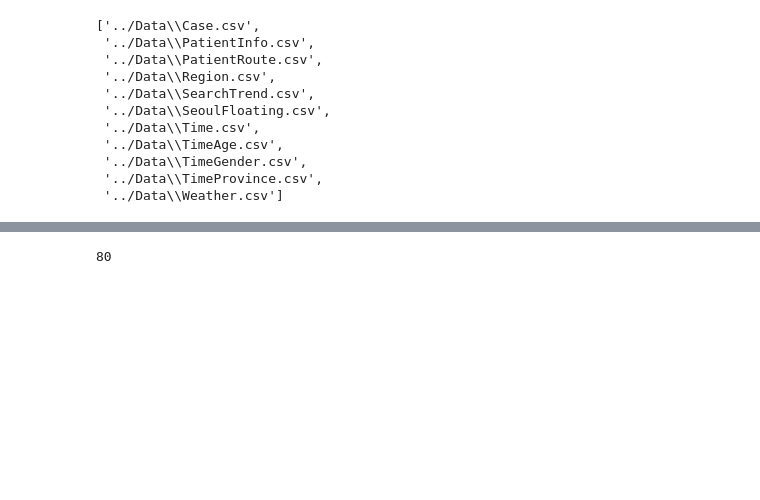
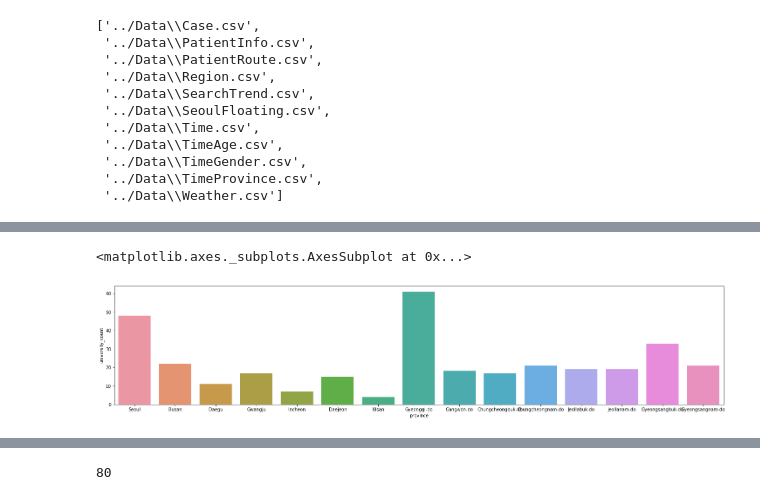
Before and after one commit to jglee087/Contest, a Jupyter notebook: DaconContest06/EDA/EDA.ipynb, the cells around one changed output, grey strips where cells are left out. Saved outputs shown, nothing was run; the diff lists cells and outputs as text; code cells hidden in the pictures; blank space fills up the shorter version.

```diff
--- a/DaconContest06/EDA/EDA.ipynb
+++ b/DaconContest06/EDA/EDA.ipynb
@@ -23,0 +47,3 @@ a
+# %%
+x3=pd.read_csv(a[3])
+x3
@@ -23,0 +85,14 @@ a
+# %%
+city=[ 'Seoul', 'Busan', 'Daegu', 'Gwangju', 'Incheon', 'Daejeon', 'Ulsan', 'Gyeonggi-do', 'Gangwon-do','Chungcheongbuk-do',
+'Chungcheongnam-do', 'Jeollabuk-do', 'Jeollanam-do', 'Gyeongsangbuk-do', 'Gyeongsangnam-do']
+# %%
+x3a=x3.copy()
+mask = x3a['city'].isin(city)
+x3t=x3a[~mask]
+x3f=x3a[mask]
+# %%
+plt.figure(figsize=(25,5))
+sns.barplot(x='province', y='university_count', data=x3f)
+# %% [output]
+<matplotlib.axes._subplots.AxesSubplot at 0x...>
+[figure, added]
```
Also changed, not shown: parts of 39 cells of this notebook.
